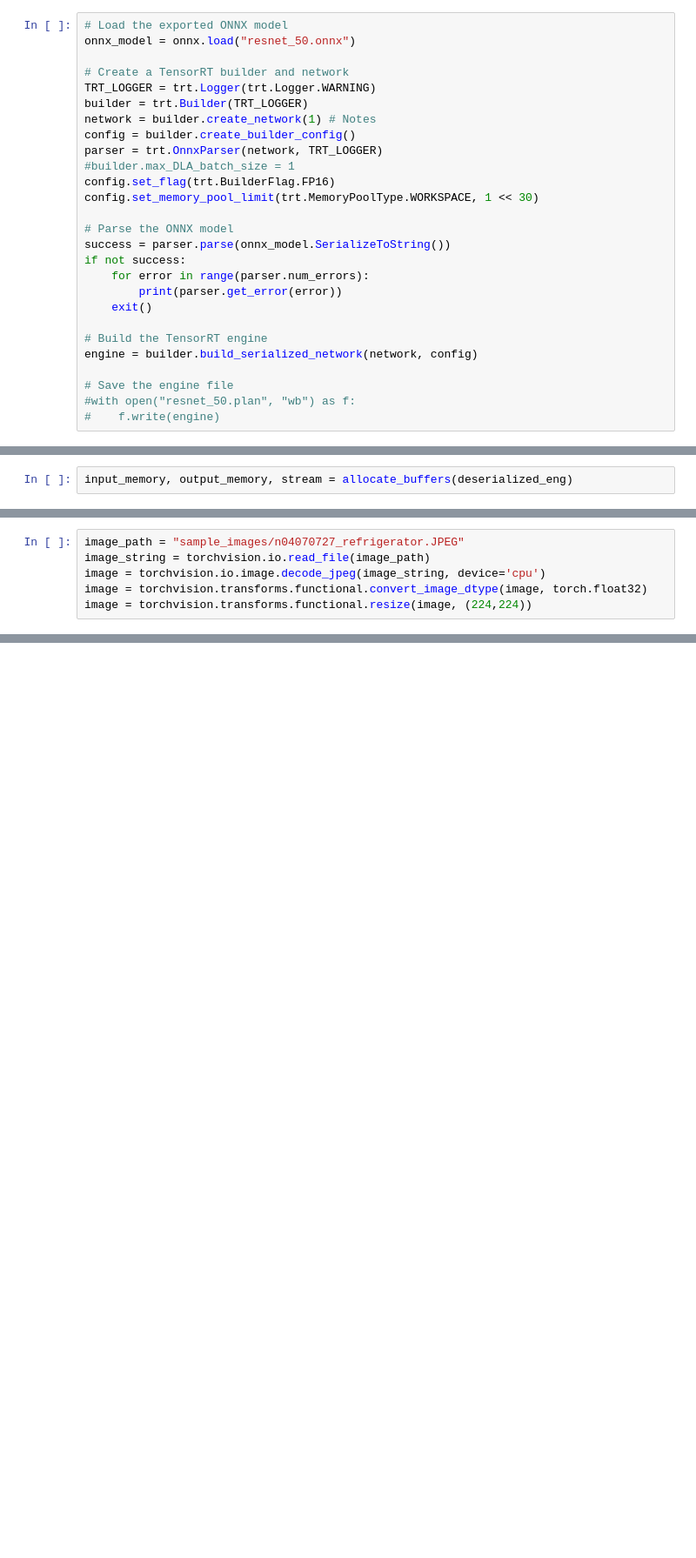
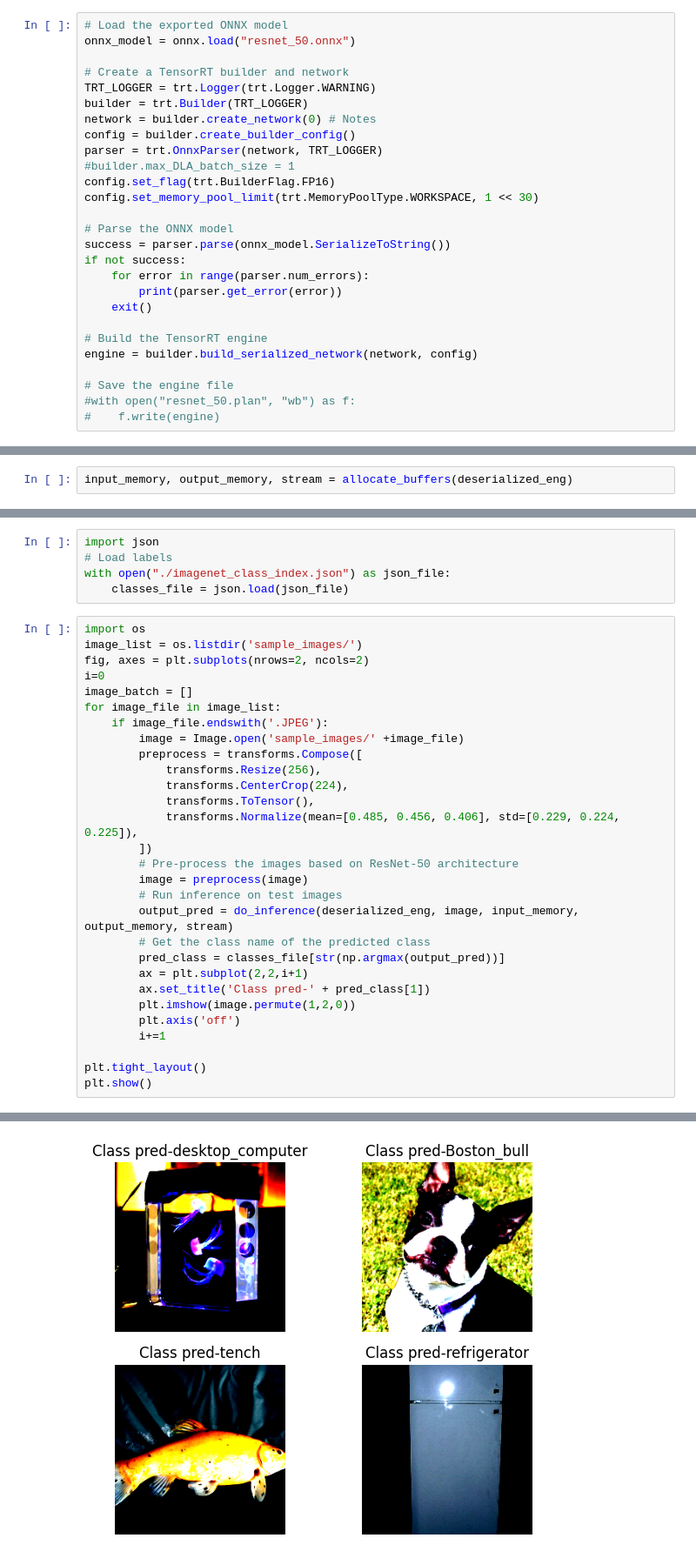
Before and after one commit to LokeshKondapaneni/TensorRT_inference, a Jupyter notebook: Intro_TensorRT.ipynb, the cells around one changed output, grey strips where cells are left out. Shown at 87% size. Drawn from its saved outputs; the diff is of its cells as text; blank space fills up the shorter version.

Commit message:
Implemented TensorRT for inference

```diff
--- a/Intro_TensorRT.ipynb
+++ b/Intro_TensorRT.ipynb
@@ -54,7 +56,7 @@ onnx_model = onnx.load("resnet_50.onnx")
 # Create a TensorRT builder and network
 TRT_LOGGER = trt.Logger(trt.Logger.WARNING)
 builder = trt.Builder(TRT_LOGGER)
-network = builder.create_network(1) # Notes
+network = builder.create_network(0) # Notes
 config = builder.create_builder_config()
 parser = trt.OnnxParser(network, TRT_LOGGER)
 #builder.max_DLA_batch_size = 1
@@ -126,6 +128,0 @@ def do_inference(engine, pics, input_mem, output_mem, stream, batch_size=1, widt
-# %%
-image_path = "sample_images/n04070727_refrigerator.JPEG"
-image_string = torchvision.io.read_file(image_path)
-image = torchvision.io.image.decode_jpeg(image_string, device='cpu')
-image = torchvision.transforms.functional.convert_image_dtype(image, torch.float32)
-image = torchvision.transforms.functional.resize(image, (224,224))
@@ -144,0 +143,35 @@ np.argmax(output_pred)
+# %%
+import json
+# Load labels
+with open("./imagenet_class_index.json") as json_file:
+    classes_file = json.load(json_file)
+# %%
+import os
+image_list = os.listdir('sample_images/')
+fig, axes = plt.subplots(nrows=2, ncols=2)
+i=0
+image_batch = []
+for image_file in image_list:
+    if image_file.endswith('.JPEG'):
+        image = Image.open('sample_images/' +image_file)
+        preprocess = transforms.Compose([
+            transforms.Resize(256),
+            transforms.CenterCrop(224),
+            transforms.ToTensor(),
+            transforms.Normalize(mean=[0.485, 0.456, 0.406], std=[0.229, 0.224, 0.225]),
+        ])
+        # Pre-process the images based on ResNet-50 architecture
+        image = preprocess(image)
+        # Run inference on test images
+        output_pred = do_inference(deserialized_eng, image, input_memory, output_memory, stream)
+        # Get the class name of the predicted class
+        pred_class = classes_file[str(np.argmax(output_pred))]
+        ax = plt.subplot(2,2,i+1)
+        ax.set_title('Class pred-' + pred_class[1])
+        plt.imshow(image.permute(1,2,0))
+        plt.axis('off')
+        i+=1
+
+plt.tight_layout()
+plt.show()
+# %% [output]
@@ -144,0 +182 @@ np.argmax(output_pred)
+[figure, added]
```
Also changed, not shown: parts of 11 cells of this notebook.
